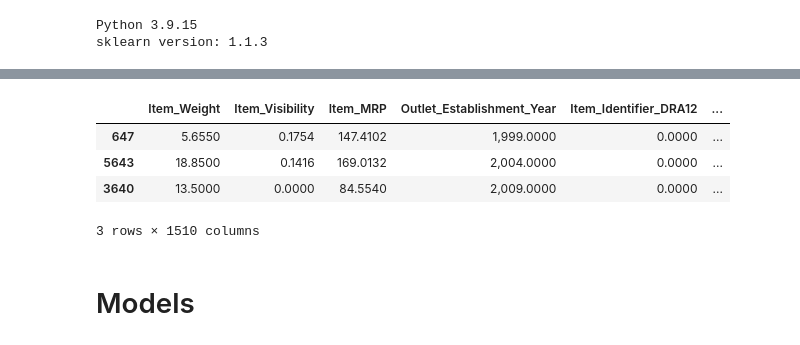
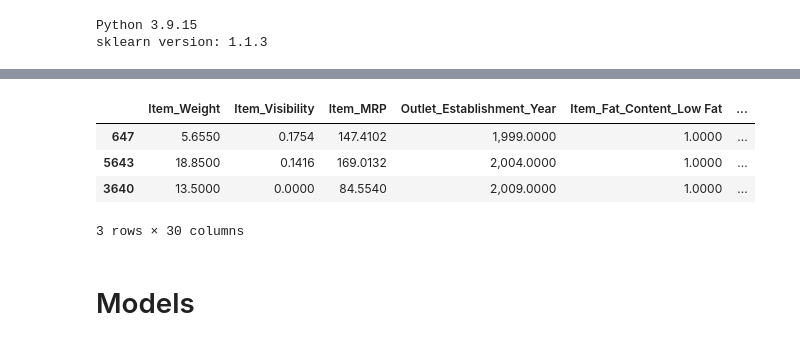
Before and after one commit to Elispreng/Grocery_Sales, a Jupyter notebook: Grocery Sales with Coeff-Copy1.ipynb, the cells around one changed output, grey strips where cells are left out. Cells and saved outputs as stored; diff of their text form; code cells hidden in the pictures.

```diff
--- a/Grocery Sales with Coeff-Copy1.ipynb
+++ b/Grocery Sales with Coeff-Copy1.ipynb
@@ -200,31 +230,20 @@ X_train.head()
 # %%
-## Make numeric preprocessing pipeline
-num_sel = make_column_selector(dtype_include='number')
-num_pipe = make_pipeline(SimpleImputer(strategy='mean'))
-num_pipe
+## fit column transformer and run get_feature_names_out
+preprocessor.fit(X_train)
+feature_names = preprocessor.get_feature_names_out()
 
-## Make categorical preprocessing pipeline
-cat_sel = make_column_selector(dtype_include='object')
-cat_pipe = make_pipeline(SimpleImputer(strategy='constant',
-                                       fill_value='MISSING'),
-                         OneHotEncoder(handle_unknown='ignore', sparse=False))
+X_train_df = pd.DataFrame(preprocessor.transform(X_train),
+                          columns = feature_names, index = X_train.index)
+
+X_test_df = pd.DataFrame(preprocessor.transform(X_test),
+                          columns = feature_names, index = X_test.index)
+X_test_df.head(3)
+# %% [output]
+|  | Item_Weight | Item_Visibility | Item_MRP | Outlet_Establishment_Year | Item_Fat_Content_Low Fat | ... |
+| 647 | 5.6550 | 0.1754 | 147.4102 | 1,999.0000 | 1.0000 | ... |
+| 5643 | 18.8500 | 0.1416 | 169.0132 | 2,004.0000 | 1.0000 | ... |
+| 3640 | 13.5000 | 0.0000 | 84.5540 | 2,009.0000 | 1.0000 | ... |
+3 rows × 30 columns
-# %%
-## fit column transformer and run get_feature_names_out
-preprocessor.fit(X_train)
-feature_names = preprocessor.get_feature_names_out()
-
-X_train_df = pd.DataFrame(preprocessor.transform(X_train),
-                          columns = feature_names, index = X_train.index)
-
-X_test_df = pd.DataFrame(preprocessor.transform(X_test),
-                          columns = feature_names, index = X_test.index)
-X_test_df.head(3)
-# %% [output]
-|  | Item_Weight | Item_Visibility | Item_MRP | Outlet_Establishment_Year | Item_Identifier_DRA12 | ... |
-| 647 | 5.6550 | 0.1754 | 147.4102 | 1,999.0000 | 0.0000 | ... |
-| 5643 | 18.8500 | 0.1416 | 169.0132 | 2,004.0000 | 0.0000 | ... |
-| 3640 | 13.5000 | 0.0000 | 84.5540 | 2,009.0000 | 0.0000 | ... |
-3 rows × 1510 columns
 # %% [markdown]
 # Models
 # %% [markdown]
```
Also changed, not shown: parts of 20 cells of this notebook, 3 other files.
